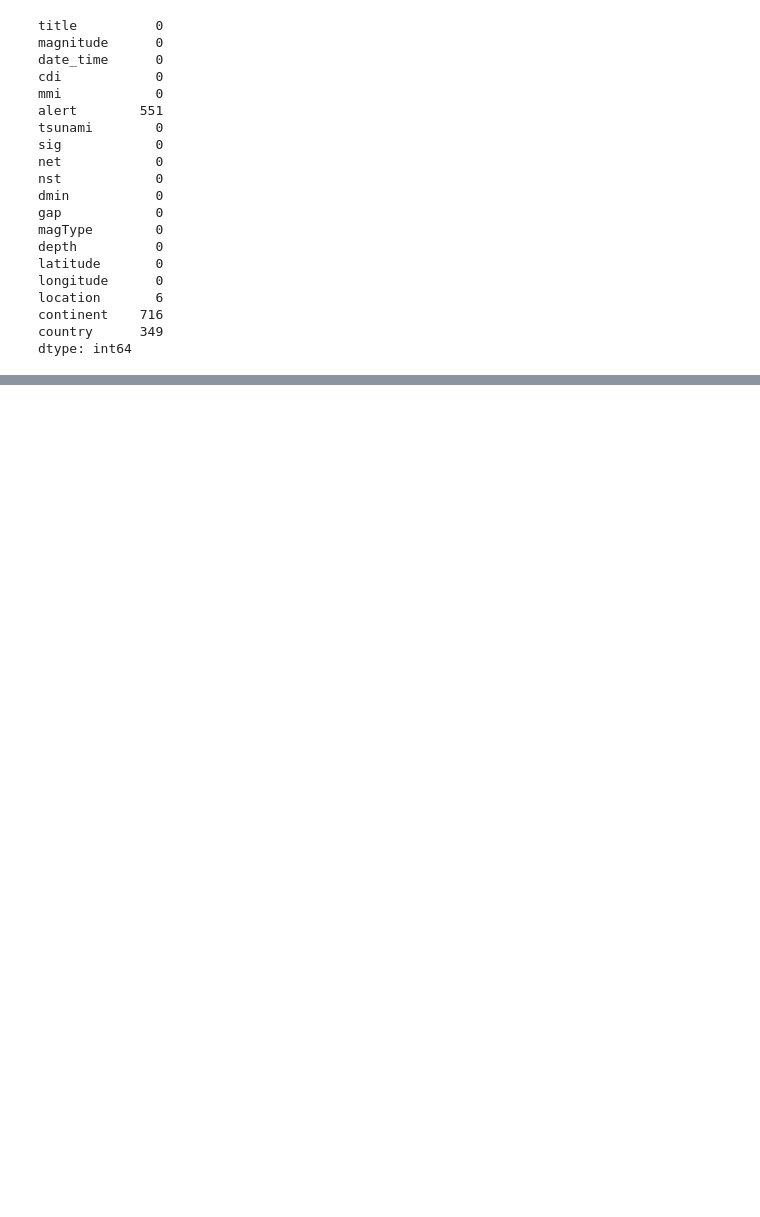
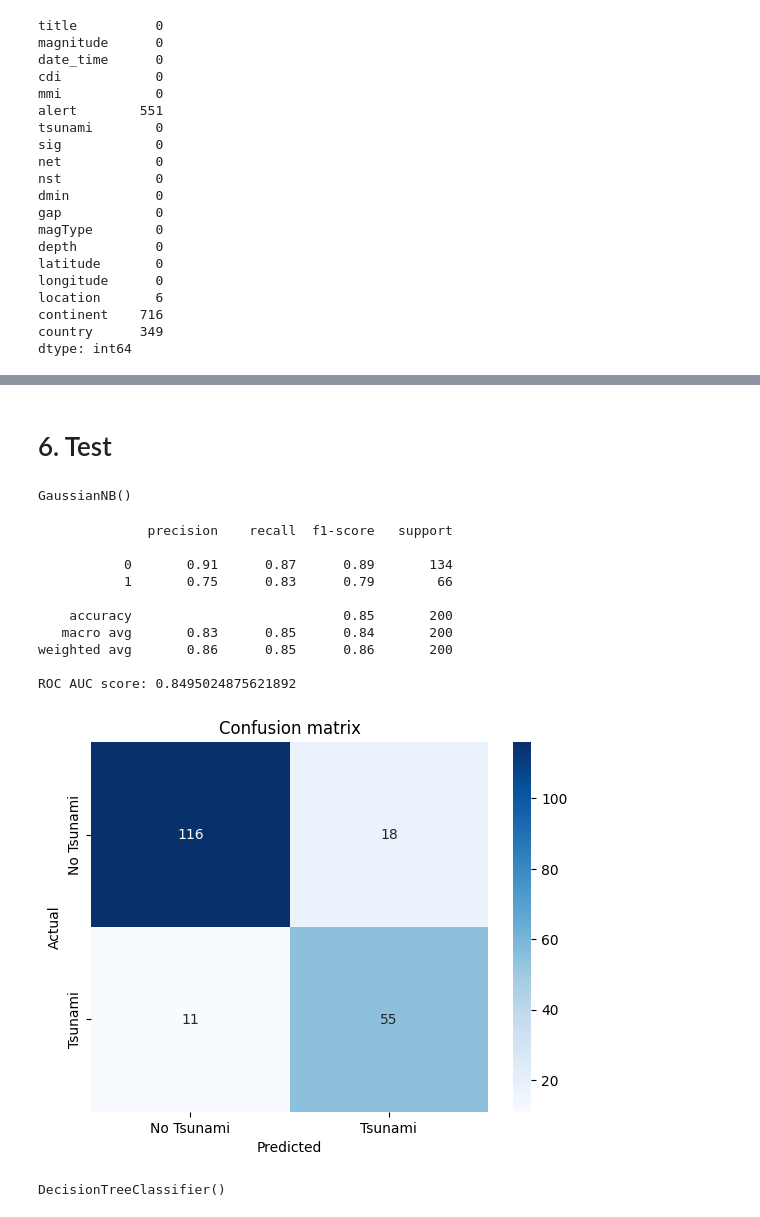
Before and after one commit to hopeiseverywhere/5002-final-proj, a Jupyter notebook: model.ipynb, the cells around one changed output, grey strips where cells are left out. Saved outputs shown, nothing was run; the diff lists cells and outputs as text; code cells hidden in the pictures; blank space fills up the shorter version.

```diff
--- a/model.ipynb
+++ b/model.ipynb
@@ -73,0 +220,7 @@ dtype: int64
+# %%
+# split the data into X and y
+X = df.drop('tsunami', axis=1)
+y = df['tsunami']
+
+# split the data into train and validation set
+X_train, X_test, y_train, y_test = train_test_split(X, y, test_size=0.2, random_state=42)
@@ -73,0 +275,43 @@ dtype: int64
+# %% [markdown]
+# 6. Test
+# %%
+# test using naive bayes here
+model = GaussianNB()
+model.fit(X_train, y_train)
+# %% [output]
+GaussianNB()
+# %%
+# predict the test set
+y_test_pred = model.predict(X_test)
+
+# print the classification report
+print(classification_report(y_test, y_test_pred))
+print(f'ROC AUC score: {roc_auc_score(y_test, y_test_pred)}')
+
+# plot the confusion matrix
+cm = confusion_matrix(y_test, y_test_pred)
+sns.heatmap(cm, annot=True, fmt='d', cmap='Blues')
+plt.xlabel('Predicted')
+plt.ylabel('Actual')
+plt.xticks([0.5, 1.5], ['No Tsunami', 'Tsunami'])
+plt.yticks([0.5, 1.5], ['No Tsunami', 'Tsunami'])
+plt.title('Confusion matrix')
+plt.show()
+# %% [output]
+              precision    recall  f1-score   support
+
+           0       0.91      0.87      0.89       134
+           1       0.75      0.83      0.79        66
+
+    accuracy                           0.85       200
+   macro avg       0.83      0.85      0.84       200
+weighted avg       0.86      0.85      0.86       200
+
+ROC AUC score: 0.8495024875621892
+[figure, added]
+# %%
+# test using decision tree here
+model = DecisionTreeClassifier()
+model.fit(X_train, y_train)
+# %% [output]
+DecisionTreeClassifier()
```
Also changed, not shown: parts of 23 cells of this notebook.
